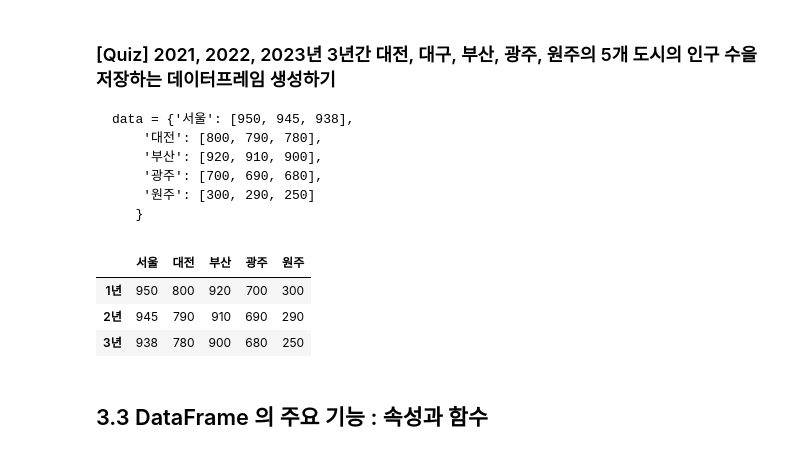
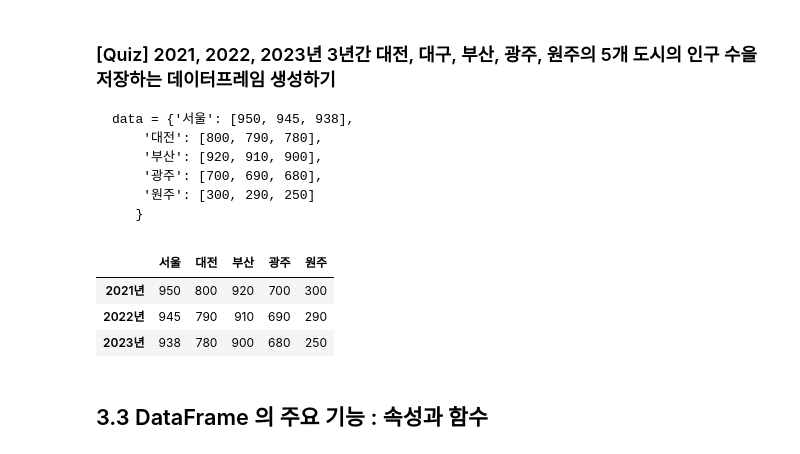
Before and after one commit to beginnerones/python_basic_3, a Jupyter notebook: ch05_update_class.ipynb, the cells around one changed output. Drawn from its saved outputs; the diff is of its cells as text; code cells hidden in the pictures.

```diff
--- a/ch05_update_class.ipynb
+++ b/ch05_update_class.ipynb
@@ -666,17 +669,17 @@ frame
 # %%
  data = {'서울': [950, 945, 938],
         '대전': [800, 790, 780],
         '부산': [920, 910, 900],
         '광주': [700, 690, 680],
         '원주': [300, 290, 250]
        }
-korea = DataFrame(data = data,index = ['1년','2년','3년'])
+korea = DataFrame(data = data,index = ['2021년','2022년','2023년'])
 korea
 # %% [output]
 |  | 서울 | 대전 | 부산 | 광주 | 원주 |
-| 1년 | 950 | 800 | 920 | 700 | 300 |
-| 2년 | 945 | 790 | 910 | 690 | 290 |
-| 3년 | 938 | 780 | 900 | 680 | 250 |
+| 2021년 | 950 | 800 | 920 | 700 | 300 |
+| 2022년 | 945 | 790 | 910 | 690 | 290 |
+| 2023년 | 938 | 780 | 900 | 680 | 250 |
 # %% [markdown]
 ## 3.3 DataFrame 의 주요 기능 : 속성과 함수
 # %% [markdown]
```
Also changed, not shown: parts of 2 cells of this notebook.
